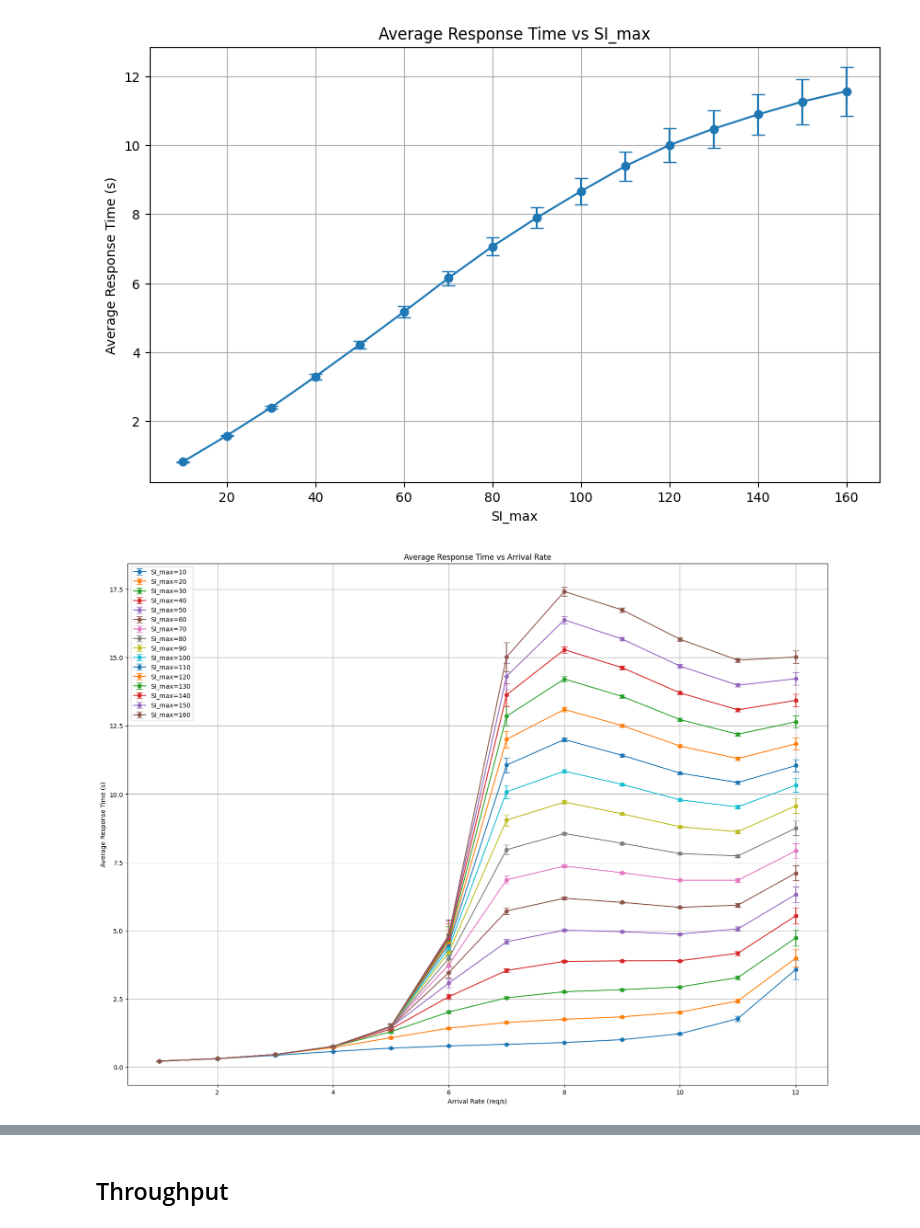
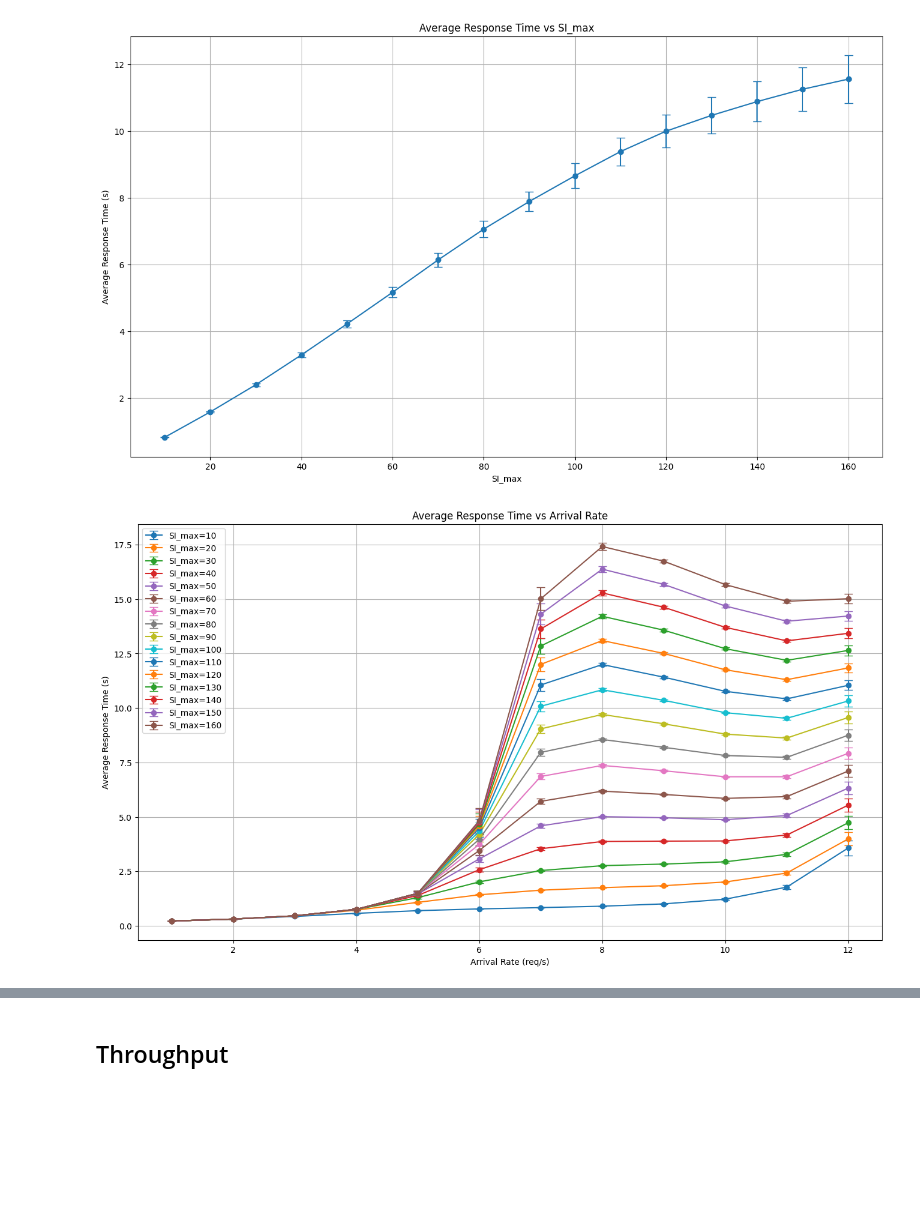
Before and after one commit to LucaFalasca/RightSizing-SpikeServer, a Jupyter notebook: src/graph_generator.ipynb, the cells around one changed output, grey strips where cells are left out. Cells and saved outputs as stored; diff of their text form; code cells hidden in the pictures; blank space fills up the shorter version.

```diff
--- a/src/graph_generator.ipynb
+++ b/src/graph_generator.ipynb
@@ -1,19 +1,19 @@
 # %%
 import pandas as pd
 # Prendo il csv e lo converto in pandas
 data = pd.read_csv('data/experiment_si_max.csv')
 
 # faccio un plot
 import matplotlib.pyplot as plt
-plt.figure(figsize=(10,6))
+plt.figure(figsize=(16,9))
 plt.errorbar(data['SI_max'], data['total_response_time_Mean'], yerr=data['total_response_time_CI95'], marker='o', capsize=5)
 plt.title('Average Response Time vs SI_max')
 plt.xlabel('SI_max')
 plt.ylabel('Average Response Time (s)')
 plt.grid()
 plt.show()
 # %% [output]
-[figure, old version]
+[figure, new version]
 # %%
 import pandas as pd
 # Prendo il csv e lo converto in pandas
@@ -21,7 +21,7 @@ data = pd.read_csv('data/experiment_stress_test.csv')
 
 # faccio un plot
 import matplotlib.pyplot as plt
-plt.figure(figsize=(20,15))
+plt.figure(figsize=(16,9))
 # Faccio un plot per ogni SI_max presente nel dataset
 for si_max in data['SI_max'].unique():
     subset = data[data['SI_max'] == si_max]
@@ -33,7 +33,7 @@ plt.grid()
 plt.legend()
 plt.show()
 # %% [output]
-[figure, old version]
+[figure, new version]
 # %%
 import pandas as pd
 # Prendo il csv e lo converto in pandas
```
Also changed, not shown: parts of 3 cells of this notebook, 5 other files.
